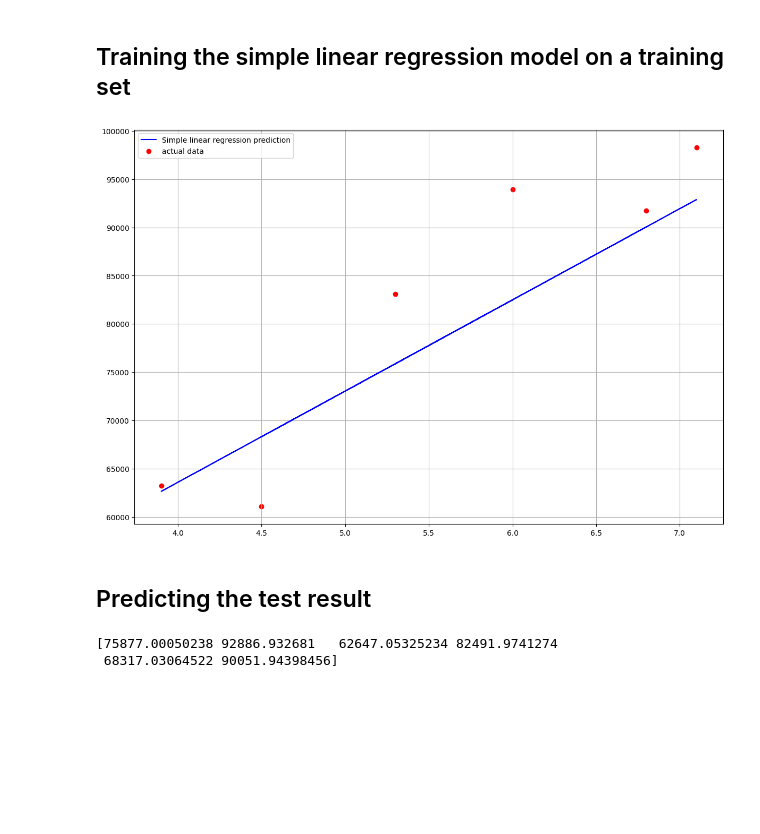
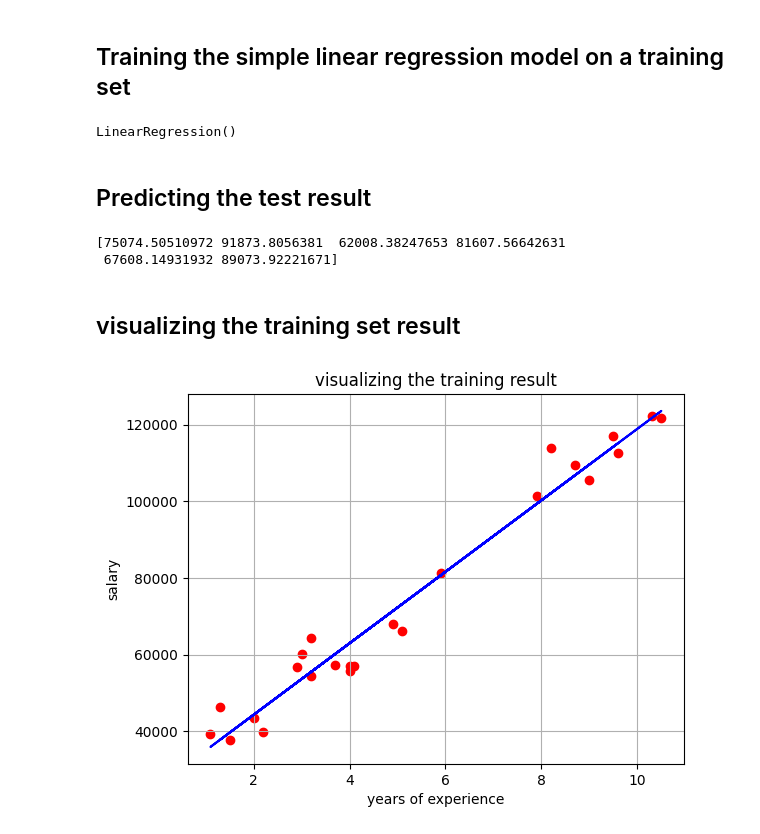
Before and after one commit to hhoow0093/Machine-Learning-Python, a Jupyter notebook: 02. Simple linear regression/01. Python/Simple-Linear-Regression.ipynb, the cells around one changed output. Cells and saved outputs as stored; diff of their text form; code cells hidden in the pictures; blank space fills up the shorter version.

Commit message:
linear regression model

```diff
--- a/02. Simple linear regression/01. Python/Simple-Linear-Regression.ipynb
+++ b/02. Simple linear regression/01. Python/Simple-Linear-Regression.ipynb
@@ -49,30 +31,44 @@ X_train, X_test, y_train, y_test = train_test_split(X, y, test_size=0.2, random_
 # %%
 from sklearn.linear_model import LinearRegression
 regressor = LinearRegression()
-regressor.fit(X, y)
+regressor.fit(X_train, y_train)
 
 
 
-salary_prediction = regressor.predict(X_test)
-years_experience = X_test
-actual_salary = y_test
+# salary_prediction = regressor.predict(X_test)
+# years_experience = X_test
+# actual_salary = y_test
 
-plt.figure(figsize=(12, 8))
-plt.plot(years_experience, salary_prediction, label = "Simple linear regression prediction", color = "blue" )
-plt.legend()
+# plt.figure(figsize=(12, 8))
+# plt.plot(years_experience, salary_prediction, label = "Simple linear regression prediction", color = "blue" )
+# plt.legend()
 
-plt.scatter(years_experience, actual_salary, label = "actual data ", color = "red")
-plt.legend()
+# plt.scatter(years_experience, actual_salary, label = "actual data ", color = "red")
+# plt.legend()
 
-plt.tight_layout()
-plt.grid(True)
-plt.show()
+# plt.tight_layout()
+# plt.grid(True)
+# plt.show()
 # %% [output]
-[figure, removed]
+LinearRegression()
 # %% [markdown]
 ## Predicting the test result
 # %%
+y_pred = regressor.predict(X_test)
 print(regressor.predict(X_test))
 # %% [output]
-[75877.00050238 92886.932681   62647.05325234 82491.9741274
- 68317.03064522 90051.94398456]
+[75074.50510972 91873.8056381  62008.38247653 81607.56642631
+ 67608.14931932 89073.92221671]
+# %% [markdown]
+## visualizing the training set result
+# %%
+
+plt.scatter(X_train, y_train, color='red')
+plt.plot(X_train, regressor.predict(X_train), color = 'blue')
+plt.title("visualizing the training result")
+plt.xlabel("years of experience")
+plt.ylabel("salary")
+plt.grid(True)
+plt.show()
+# %% [output]
+[figure, added]
```
Also changed, not shown: parts of 3 cells of this notebook.
